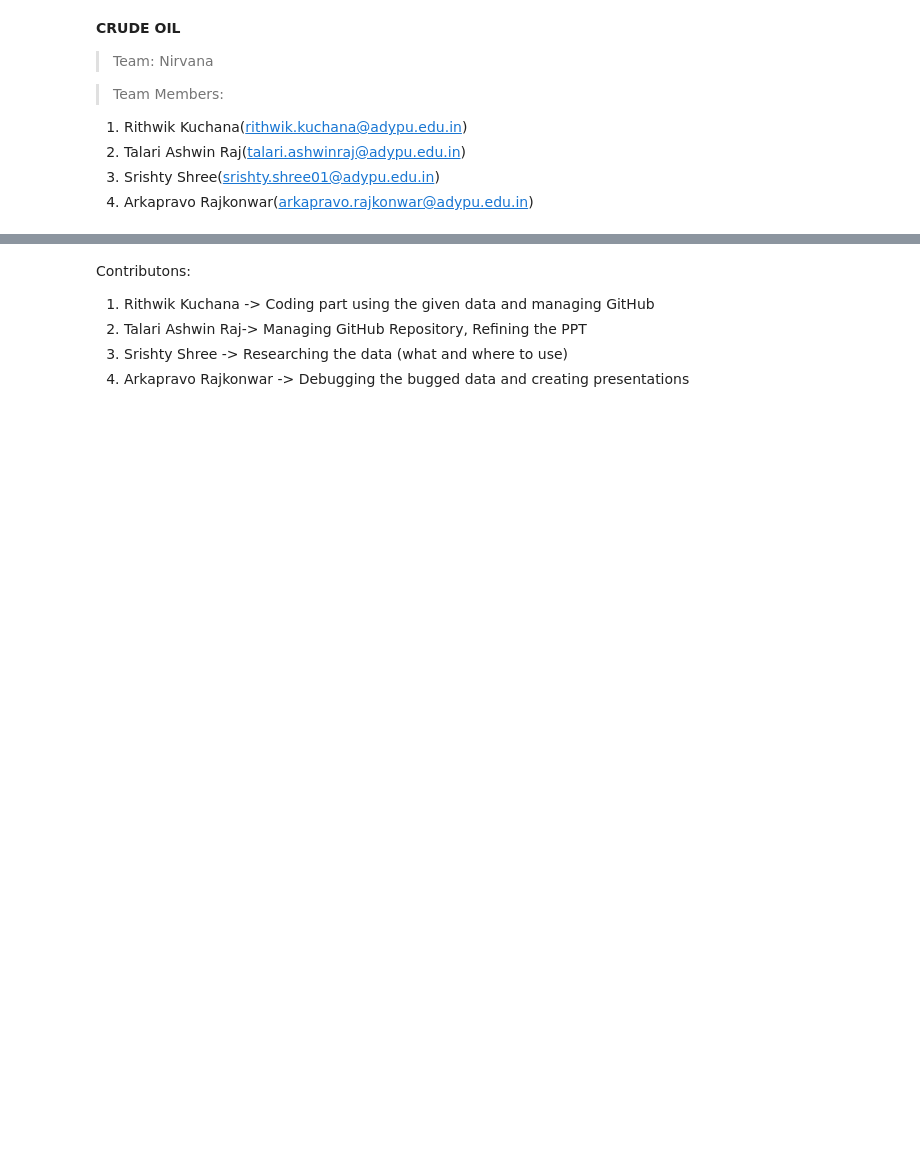
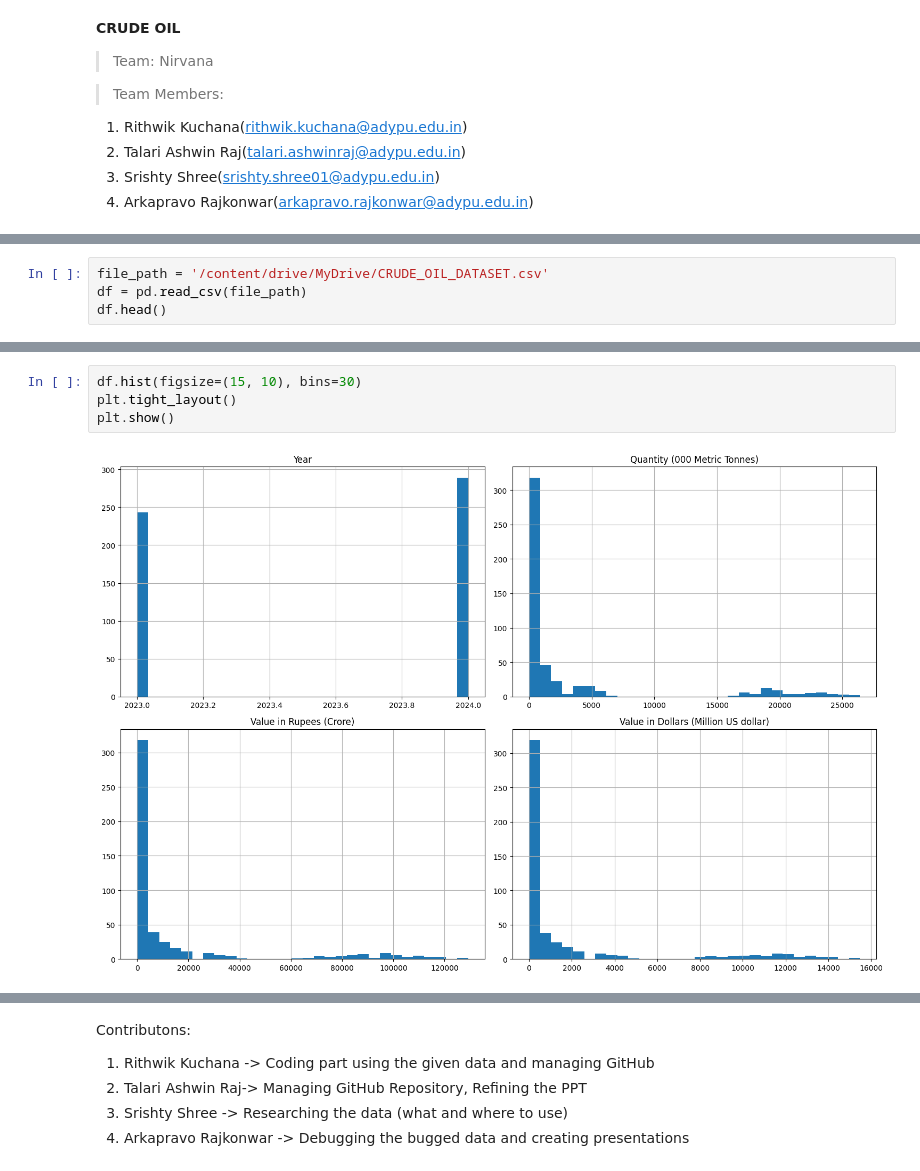
Before and after one commit to imposter29/Nirvana, a Jupyter notebook: Nirvana.ipynb, the cells around one changed output, grey strips where cells are left out. Drawn from its saved outputs; the diff is of its cells as text; blank space fills up the shorter version.

```diff
--- a/Nirvana.ipynb
+++ b/Nirvana.ipynb
@@ -53,0 +24,4 @@ plt.show()
+# %%
+file_path = '/content/drive/MyDrive/CRUDE_OIL_DATASET.csv'
+df = pd.read_csv(file_path)
+df.head()
@@ -53,0 +81,6 @@ plt.show()
+# %%
+df.hist(figsize=(15, 10), bins=30)
+plt.tight_layout()
+plt.show()
+# %% [output]
+[figure, added]
```
Also changed, not shown: parts of 15 cells of this notebook.
